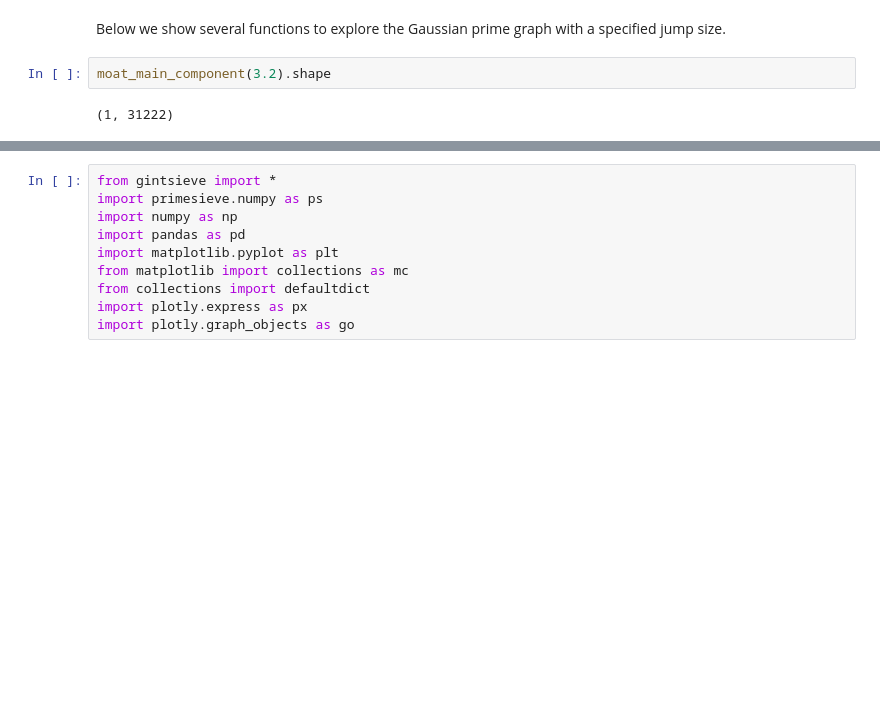
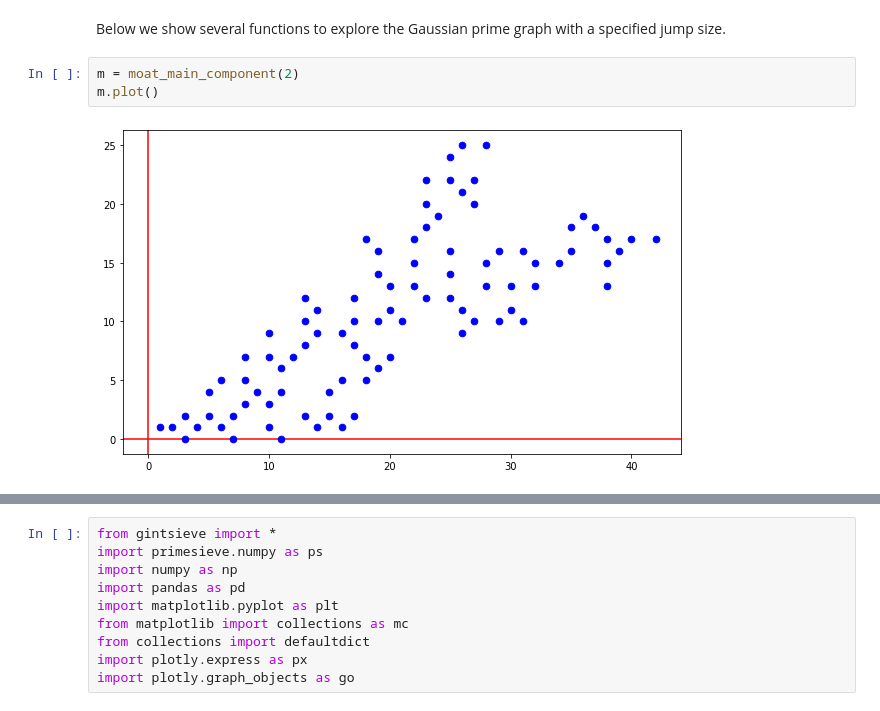
Before and after one commit to zebengberg/gaussian-integer-sieve, a Jupyter notebook: python/examples.ipynb, the cells around one changed output, grey strips where cells are left out. Saved outputs shown, nothing was run; the diff lists cells and outputs as text; blank space fills up the shorter version.

Commit message:
started moat examples

```diff
--- a/python/examples.ipynb
+++ b/python/examples.ipynb
@@ -180,7 +180,8 @@ angular_dist(10 ** 9, 10000, ignore_outliers=True);
 ## The Gaussian Moat Problem
 # %% [markdown]
 Below we show several functions to explore the Gaussian prime graph with a specified jump size.
-# %%
-moat_main_component(3.2).shape
-# %% [output]
-(1, 31222)
+# %%
+m = moat_main_component(2)
+m.plot()
+# %% [output]
+[figure, added]
```
Also changed, not shown: parts of 5 cells of this notebook, 1 other file.
